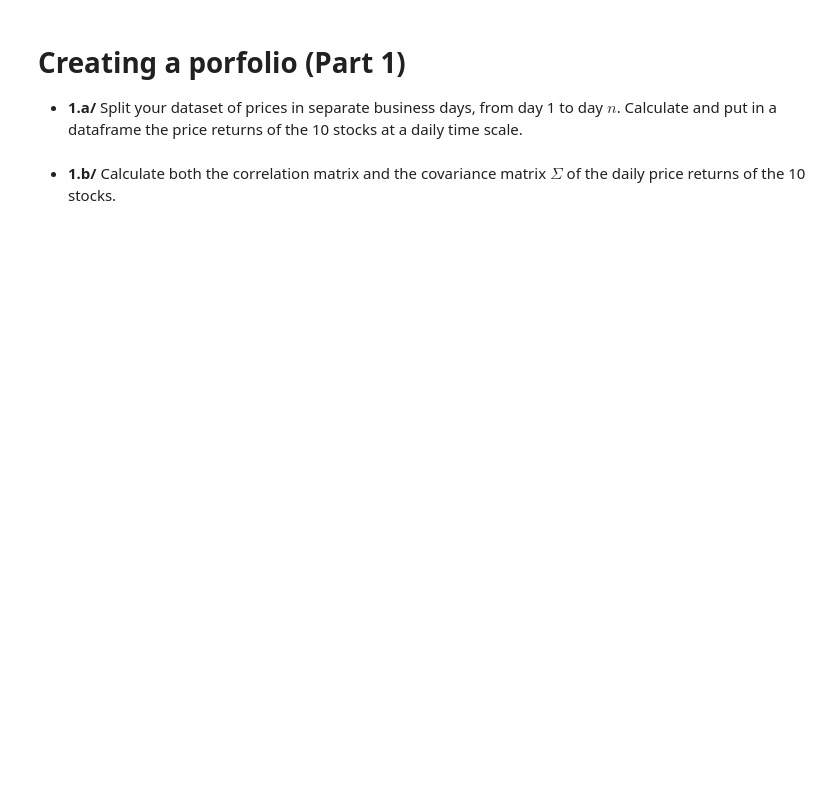
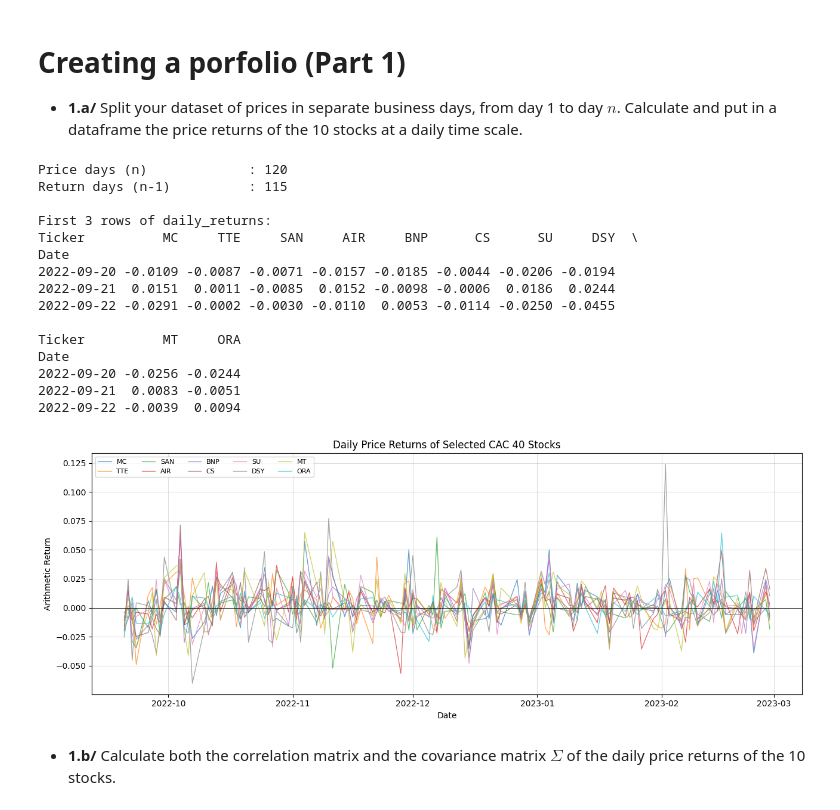
Before and after one commit to RaynorEtienn/NumericalProcessingOfFinancialData, a Jupyter notebook: Projects/Project_1/main.ipynb, the cells around one changed output. Saved outputs shown, nothing was run; the diff lists cells and outputs as text; code cells hidden in the pictures; blank space fills up the shorter version.

```diff
--- a/Projects/Project_1/main.ipynb
+++ b/Projects/Project_1/main.ipynb
@@ -94,5 +138,55 @@ plt.show()
 # Creating a porfolio (Part 1)
 
 * **1.a/** Split your dataset of prices in separate business days, from day 1 to day $n$. Calculate and put in a dataframe the price returns of the 10 stocks at a daily time scale.
+# %%
+# 1.a — Extract the last Close price of each (day, ticker) pair, then compute
+#        arithmetic daily returns: R_{i,j} = (P_{i,j} − P_{i-1,j}) / P_{i-1,j}
+
+daily_close = (
+    df_selected.copy()
+    .assign(Date=df_selected["Dates"].dt.normalize())   # strip intraday time
+    .groupby(["Date", "Ticker"])["Close"]
+    .last()                                              # last quote of the day
+    .unstack("Ticker")[SELECTED_TICKERS]                 # consistent column order
+)
+
+daily_returns = daily_close.pct_change().dropna()
+daily_returns.index.name = "Date"
+
+n = len(daily_close)        # number of price days
+print(f"Price days (n)             : {n}")
+print(f"Return days (n-1)          : {len(daily_returns)}")
+print(f"\nFirst 3 rows of daily_returns:")
+print(daily_returns.round(4).head(3))
+
+# Visualise
+fig, ax = plt.subplots(figsize=(13, 5))
+for ticker in daily_returns.columns:
+    ax.plot(daily_returns.index, daily_returns[ticker], alpha=0.7, linewidth=0.9, label=ticker)
+ax.axhline(0, color="black", linewidth=0.6)
+ax.set_title("Daily Price Returns of Selected CAC 40 Stocks")
+ax.set_xlabel("Date")
+ax.set_ylabel("Arithmetic Return")
+ax.legend(ncol=5, fontsize=8)
+ax.grid(True, alpha=0.4)
+plt.tight_layout()
+plt.show()
+# %% [output]
+Price days (n)             : 120
+Return days (n-1)          : 115
+
+First 3 rows of daily_returns:
+Ticker          MC     TTE     SAN     AIR     BNP      CS      SU     DSY  \
+Date
+2022-09-20 -0.0109 -0.0087 -0.0071 -0.0157 -0.0185 -0.0044 -0.0206 -0.0194
+2022-09-21  0.0151  0.0011 -0.0085  0.0152 -0.0098 -0.0006  0.0186  0.0244
+2022-09-22 -0.0291 -0.0002 -0.0030 -0.0110  0.0053 -0.0114 -0.0250 -0.0455
+
+Ticker          MT     ORA
+Date
+2022-09-20 -0.0256 -0.0244
+2022-09-21  0.0083 -0.0051
+2022-09-22 -0.0039  0.0094
+[figure, added]
 # %% [markdown]
 * **1.b/** Calculate both the correlation matrix and the covariance matrix $\Sigma$ of the daily price returns of the 10 stocks.
```
Also changed, not shown: parts of 14 cells of this notebook, 1 other file.
